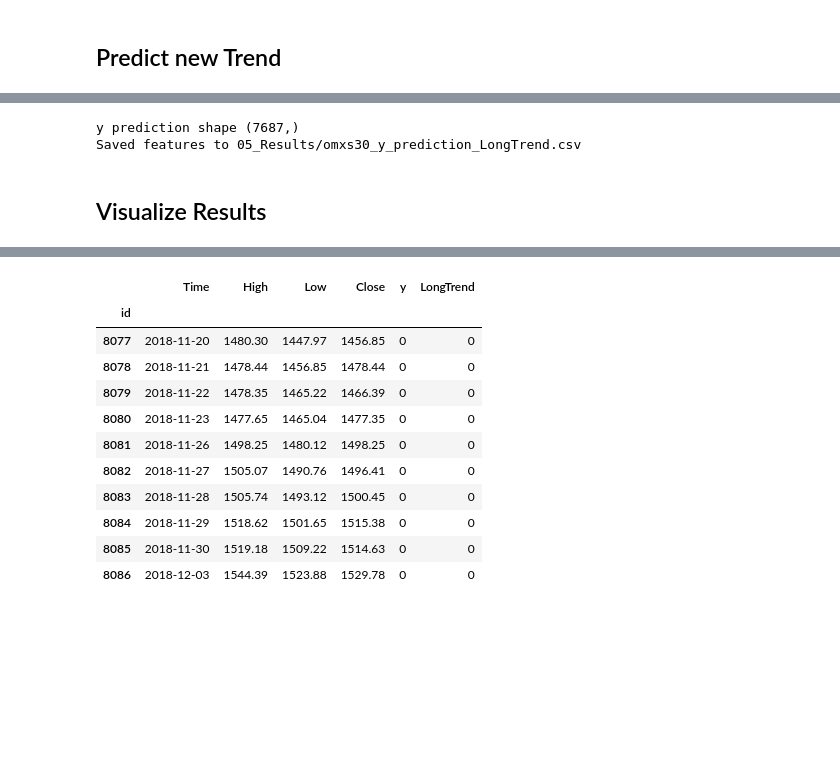
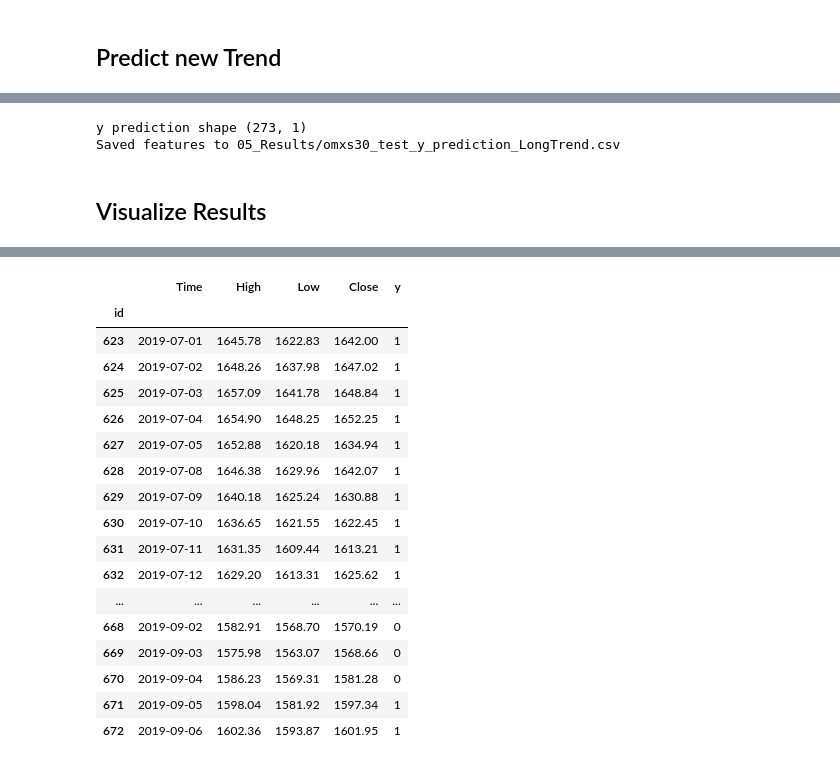
Before and after one commit to alexanderwendt/sklearn_ml_toolbox, a Jupyter notebook: OMX_S50_Prediction.ipynb, the cells around one changed output, grey strips where cells are left out. Saved outputs shown, nothing was run; the diff lists cells and outputs as text; code cells hidden in the pictures; blank space fills up the shorter version.

```diff
--- a/OMX_S50_Prediction.ipynb
+++ b/OMX_S50_Prediction.ipynb
@@ -138,0 +97,35 @@ def getListFromColumn(df, df_source, col_number):
+# %%
+import os
+
+display_labelled_data = False #Set this true if labelled test data shall be displayed, Set false if no labels are available
+
+filetraindataresultdirectory = '02_Training_Data'
+filetestdataresultdirectory = '03_Test_Prepared_Data'
+#filetestdataresultdirectory = '02_Training_Data'
+modelresultdirectory = '04_Model'
+finalresultdirectory = '05_Results'
+
+filenametrainprefix = 'omxs30'
+filenametestprefix = 'omxs30_test'
+#filenametestprefix = 'omxs30'
+filenameXsuffix = ''
+filenameysuffix = '_prediction_LongTrend'
+filenamelabelledysuffix = '_LongTrend'
+
+X_filename_test = filetestdataresultdirectory + "/" + filenametestprefix + "_X" + filenameXsuffix + ".csv"
+y_filename_test = filetestdataresultdirectory + "/" + filenametestprefix + "_y" + filenamelabelledysuffix + ".csv"
+
+y_pred_filename = finalresultdirectory + "/" + filenametestprefix + "_y" + filenameysuffix + ".csv"
+ylabel_filename = filetraindataresultdirectory + "/" + filenametrainprefix + "_y" + "_labels.csv"
+X_filename_selected_feature_column = filetraindataresultdirectory + "/" + filenametrainprefix + "_X" + filenameXsuffix + "_selected_feature_columns.csv"
+filename_timegraph = filetestdataresultdirectory + "/" + filenametestprefix + "_timegraph" + ".csv"
+
+
+model_filename =  os.getcwd() + "/" + modelresultdirectory + "/" + filenametrainprefix + "_final_model" + filenameXsuffix + ".sav"
+
+print("X test: ", X_filename_test)
+print("Display labelled test data: ", display_labelled_data)
+print("y test: ", y_filename_test)
+print("y predicted: ", y_pred_filename)
+print("y label: ", ylabel_filename)
+print("feature columns: ", X_filename_selected_feature_column)
@@ -265,12 +307,12 @@ Predict unknown data
 # %%
 #Store prediction
 #Save y to a csv file
-print("y prediction shape {}".format(y.shape))
+print("y prediction shape {}".format(y_order_test_pred.shape))
 y_order_test_pred.to_csv(y_pred_filename, sep=';', index=True, header=True)
 print("Saved features to " + y_pred_filename)
 # %% [output]
-y prediction shape (7687,)
-Saved features to 05_Results/omxs30_y_prediction_LongTrend.csv
+y prediction shape (273, 1)
+Saved features to 05_Results/omxs30_test_y_prediction_LongTrend.csv
 # %% [markdown]
 ## Visualize Results
 # %%
@@ -302,18 +344,24 @@ plt.show()
 # %%
 s = df_timegraph.join(y_order_test_pred['y'])
 if display_labelled_data == True:
     s=s.join(df_y)
-s.tail(10)
+s.tail(50)
 # %% [output]
-|  | Time | High | Low | Close | y | LongTrend |
-| id |  |  |  |  |  |  |
-| 8077 | 2018-11-20 | 1480.30 | 1447.97 | 1456.85 | 0 | 0 |
-| 8078 | 2018-11-21 | 1478.44 | 1456.85 | 1478.44 | 0 | 0 |
-| 8079 | 2018-11-22 | 1478.35 | 1465.22 | 1466.39 | 0 | 0 |
-| 8080 | 2018-11-23 | 1477.65 | 1465.04 | 1477.35 | 0 | 0 |
-| 8081 | 2018-11-26 | 1498.25 | 1480.12 | 1498.25 | 0 | 0 |
-| 8082 | 2018-11-27 | 1505.07 | 1490.76 | 1496.41 | 0 | 0 |
-| 8083 | 2018-11-28 | 1505.74 | 1493.12 | 1500.45 | 0 | 0 |
-| 8084 | 2018-11-29 | 1518.62 | 1501.65 | 1515.38 | 0 | 0 |
-| 8085 | 2018-11-30 | 1519.18 | 1509.22 | 1514.63 | 0 | 0 |
-| 8086 | 2018-12-03 | 1544.39 | 1523.88 | 1529.78 | 0 | 0 |
+|  | Time | High | Low | Close | y |
+| id |  |  |  |  |  |
+| 623 | 2019-07-01 | 1645.78 | 1622.83 | 1642.00 | 1 |
+| 624 | 2019-07-02 | 1648.26 | 1637.98 | 1647.02 | 1 |
+| 625 | 2019-07-03 | 1657.09 | 1641.78 | 1648.84 | 1 |
+| 626 | 2019-07-04 | 1654.90 | 1648.25 | 1652.25 | 1 |
+| 627 | 2019-07-05 | 1652.88 | 1620.18 | 1634.94 | 1 |
+| 628 | 2019-07-08 | 1646.38 | 1629.96 | 1642.07 | 1 |
+| 629 | 2019-07-09 | 1640.18 | 1625.24 | 1630.88 | 1 |
+| 630 | 2019-07-10 | 1636.65 | 1621.55 | 1622.45 | 1 |
+| 631 | 2019-07-11 | 1631.35 | 1609.44 | 1613.21 | 1 |
+| 632 | 2019-07-12 | 1629.20 | 1613.31 | 1625.62 | 1 |
+| ... | ... | ... | ... | ... | ... |
+| 668 | 2019-09-02 | 1582.91 | 1568.70 | 1570.19 | 0 |
+| 669 | 2019-09-03 | 1575.98 | 1563.07 | 1568.66 | 0 |
+| 670 | 2019-09-04 | 1586.23 | 1569.31 | 1581.28 | 0 |
+| 671 | 2019-09-05 | 1598.04 | 1581.92 | 1597.34 | 1 |
+| 672 | 2019-09-06 | 1602.36 | 1593.87 | 1601.95 | 1 |
```
Also changed, not shown: parts of 8 cells of this notebook, 25 other files.
